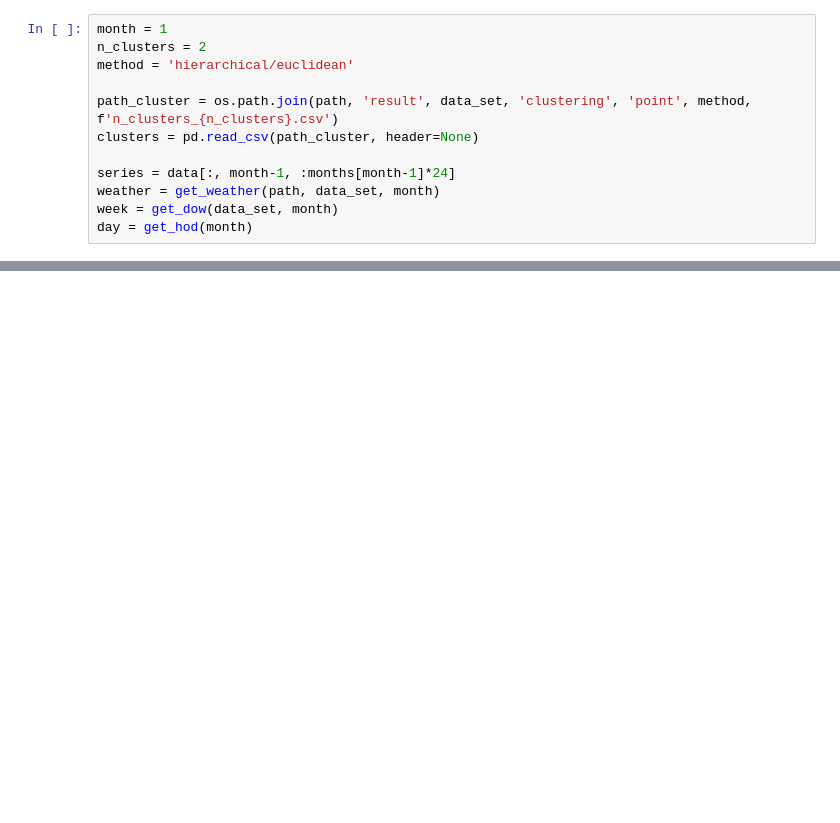
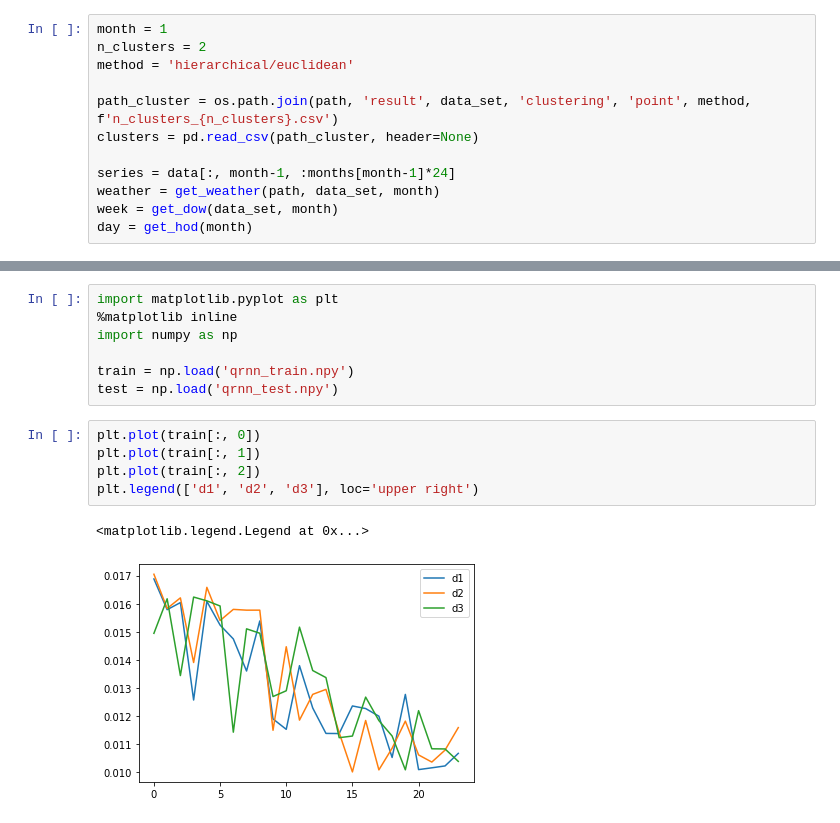
Before and after one commit to kaishxu/ProbabilisticLoadForecasting, a Jupyter notebook: forecasting/probabilistic/demo_qrnn.ipynb, the cells around one changed output, grey strips where cells are left out. Drawn from its saved outputs; the diff is of its cells as text; blank space fills up the shorter version.

```diff
--- a/forecasting/probabilistic/demo_qrnn.ipynb
+++ b/forecasting/probabilistic/demo_qrnn.ipynb
@@ -96,0 +100,15 @@ for i in range(1, n_clusters):
+# %%
+import matplotlib.pyplot as plt
+%matplotlib inline
+import numpy as np
+
+train = np.load('qrnn_train.npy')
+test = np.load('qrnn_test.npy')
+# %%
+plt.plot(train[:, 0])
+plt.plot(train[:, 1])
+plt.plot(train[:, 2])
+plt.legend(['d1', 'd2', 'd3'], loc='upper right')
+# %% [output]
+<matplotlib.legend.Legend at 0x...>
+[figure, added]
```
Also changed, not shown: parts of 5 cells of this notebook, 3 other files.
